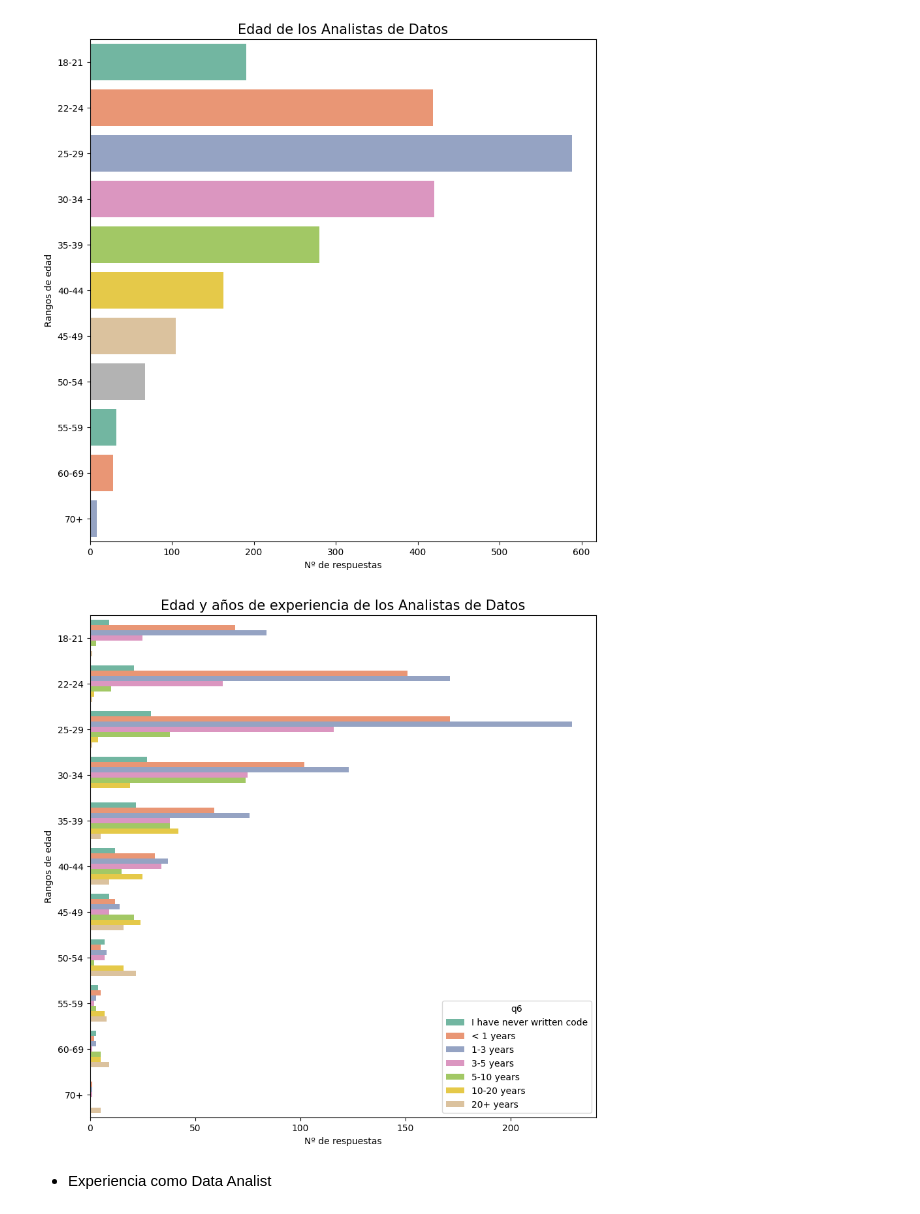
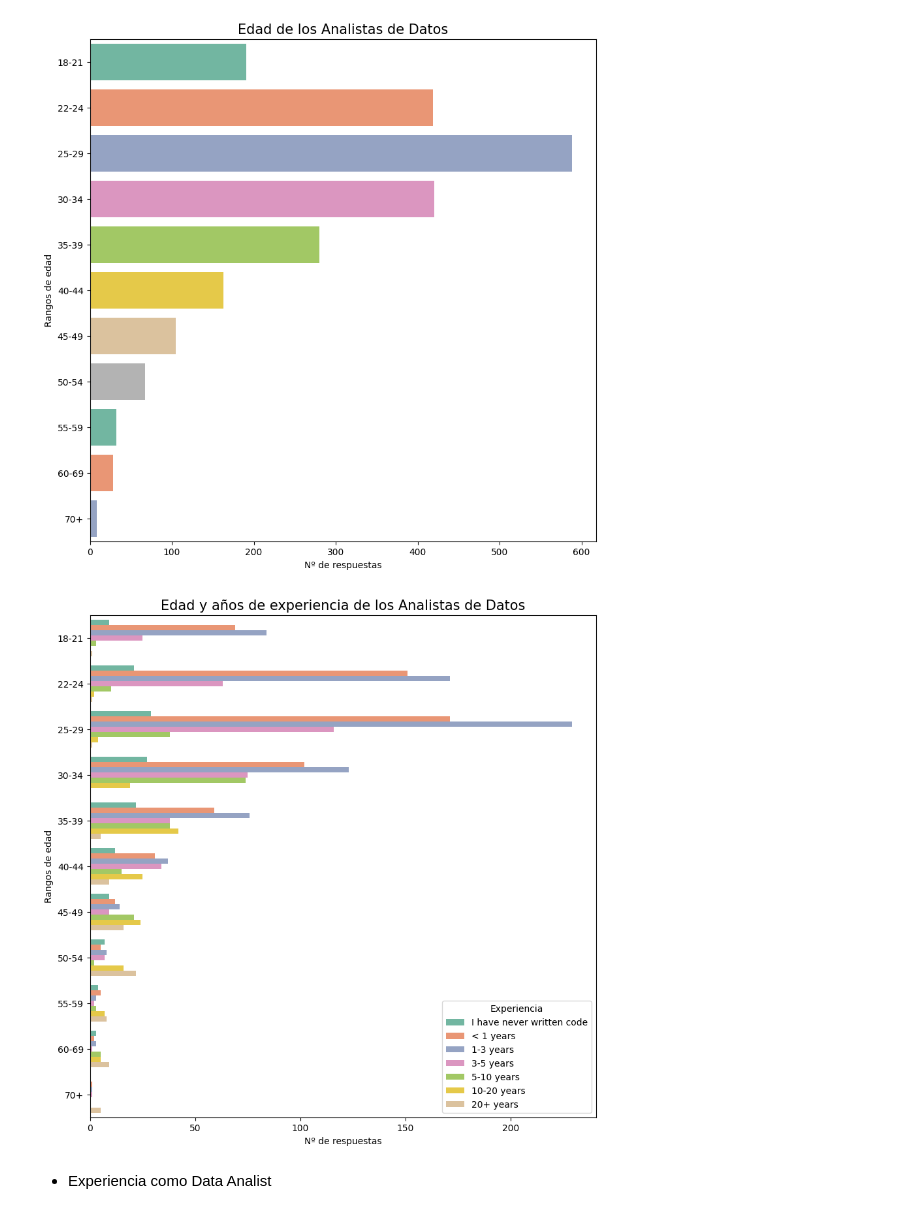
Before and after one commit to MaitaneP/adalab-da-modulo2-proyecto-equipo3, a Jupyter notebook: notebooks/4_visualizacion_datos.ipynb, the cells around one changed output. Saved outputs shown, nothing was run; the diff lists cells and outputs as text; code cells hidden in the pictures.

```diff
--- a/notebooks/4_visualizacion_datos.ipynb
+++ b/notebooks/4_visualizacion_datos.ipynb
@@ -109,15 +113,17 @@ plt.show();
 # %%
 plt.figure(figsize = (10,10))
 
 fig = sns.countplot(y = 'age', data = df, palette = 'Set2', hue= 'q6', order=spv.orden_edades, hue_order=spv.orden_experiencia)
 
 fig.set_title('Edad y años de experiencia de los Analistas de Datos', fontsize = 15)
 
 fig.set(xlabel='Nº de respuestas', ylabel='Rangos de edad')
 
+plt.legend(title='Experiencia')
+
 plt.show();
 # %% [output]
-[figure, old version]
+[figure, new version]
 # %% [markdown]
 - Experiencia como Data Analist
 # %%
```
Also changed, not shown: parts of 38 cells of this notebook, 4 other files.
